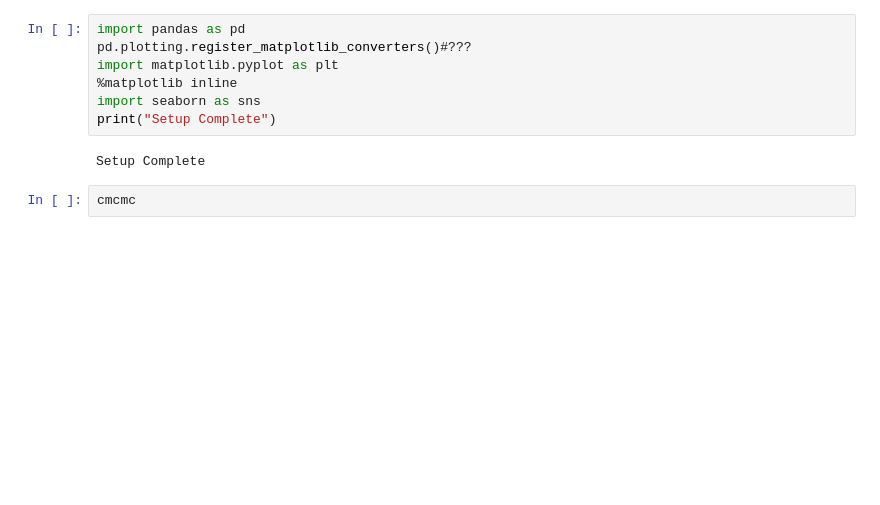
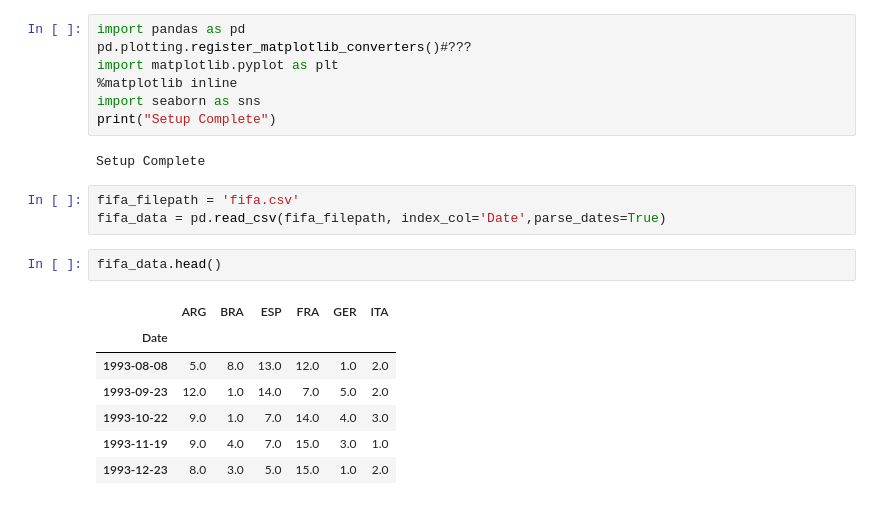
Before and after one commit to anubhavpatrick/data-visualization, a Jupyter notebook: Seaborn_Introduction.ipynb, the cells around one changed output. Drawn from its saved outputs; the diff is of its cells as text; blank space fills up the shorter version.

```diff
--- a/Seaborn_Introduction.ipynb
+++ b/Seaborn_Introduction.ipynb
@@ -9,5 +9,16 @@ import seaborn as sns
 print("Setup Complete")
 # %% [output]
 Setup Complete
-# %%
-cmcmc
+# %%
+fifa_filepath = 'fifa.csv'
+fifa_data = pd.read_csv(fifa_filepath, index_col='Date',parse_dates=True)
+# %%
+fifa_data.head()
+# %% [output]
+|  | ARG | BRA | ESP | FRA | GER | ITA |
+| Date |  |  |  |  |  |  |
+| 1993-08-08 | 5.0 | 8.0 | 13.0 | 12.0 | 1.0 | 2.0 |
+| 1993-09-23 | 12.0 | 1.0 | 14.0 | 7.0 | 5.0 | 2.0 |
+| 1993-10-22 | 9.0 | 1.0 | 7.0 | 14.0 | 4.0 | 3.0 |
+| 1993-11-19 | 9.0 | 4.0 | 7.0 | 15.0 | 3.0 | 1.0 |
+| 1993-12-23 | 8.0 | 3.0 | 5.0 | 15.0 | 1.0 | 2.0 |
```
Also changed, not shown: parts of 1 cell of this notebook.
